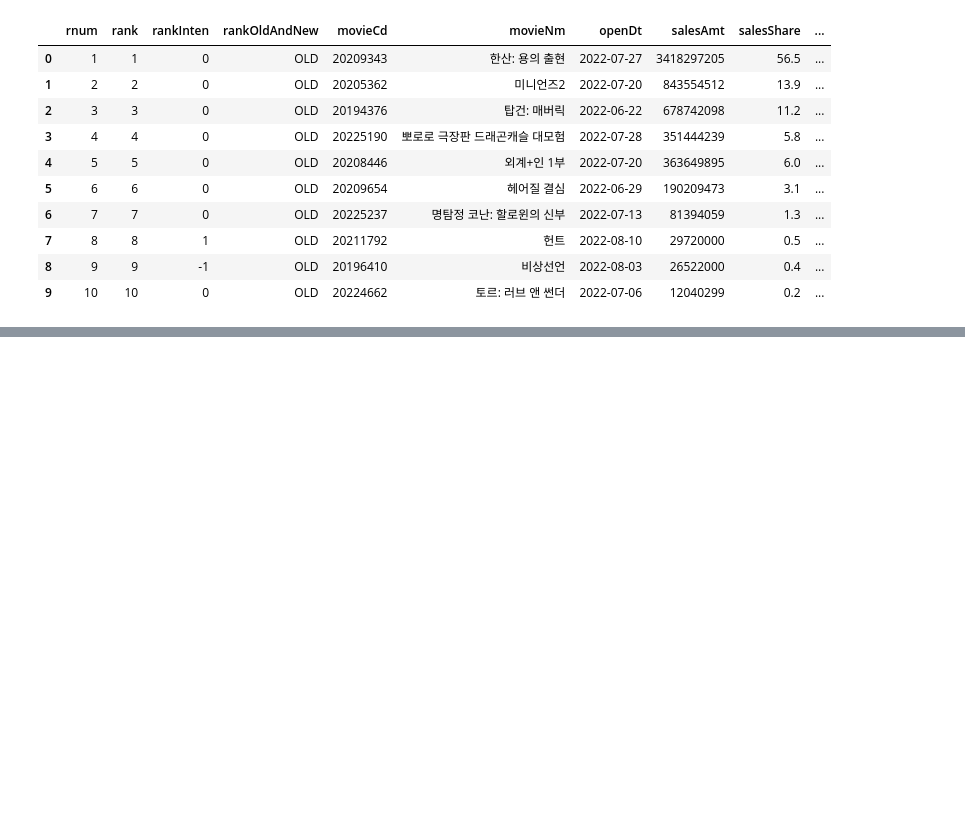
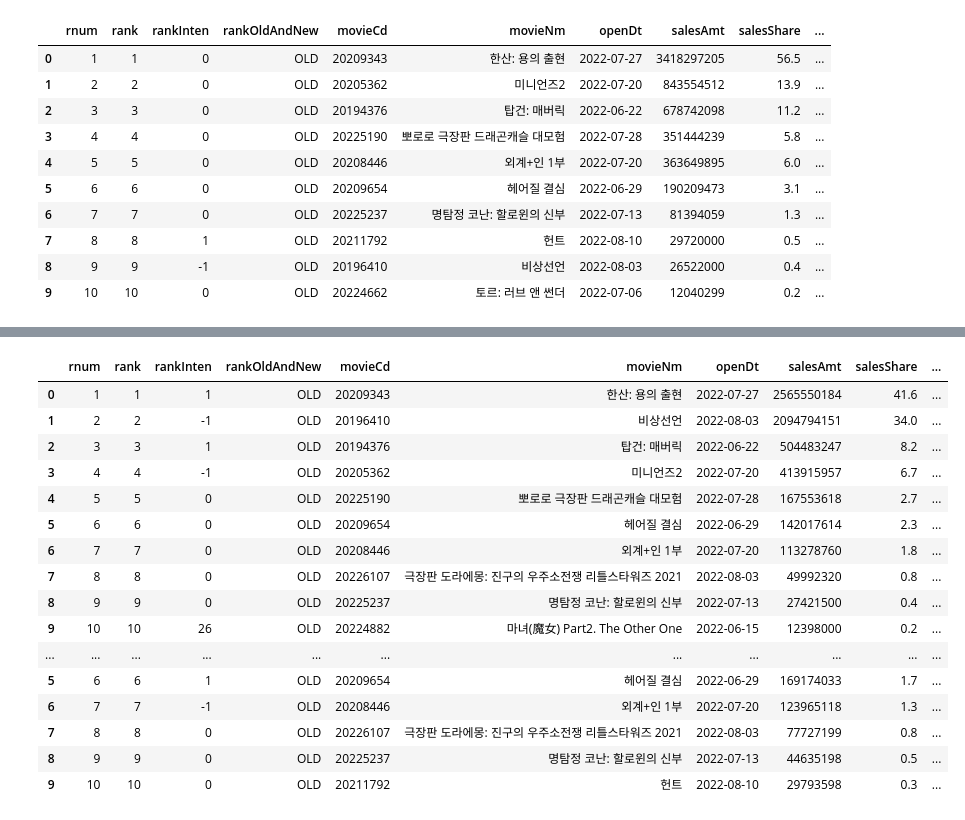
Before and after one commit to limbbbyoung/python_practice, a Jupyter notebook: 데이터 수집 파이프라인/영진위 데이터 크롤링.ipynb, the cells around one changed output, grey strips where cells are left out. Drawn from its saved outputs; the diff is of its cells as text; code cells hidden in the pictures; blank space fills up the shorter version.

```diff
--- a/데이터 수집 파이프라인/영진위 데이터 크롤링.ipynb
+++ b/데이터 수집 파이프라인/영진위 데이터 크롤링.ipynb
@@ -130,0 +231,53 @@ Name: dailyBoxOfficeList, dtype: object
+# %%
+# 강사님께서 진행한 풀이
+
+# target_dates = ['20220805', '20220806', '20220807']
+# 날짜는 시작날짜와 + 며칠 을 처리할지 결정할 수 있습니다.
+# 3일치 데이터를 얻은 다음 to_csv나 to_excel로 저장해주세요.
+target_dates = ['20220805', '20220806', '20220807']
+
+merged_data = pd.DataFrame()
+for date in target_dates :
+    request_date = date
+    url = "https://kobis.or.kr/kobisopenapi/webservice/rest/boxoffice/searchDailyBoxOfficeList.json?key=%s&targetDt=%s" % (api_key, request_date)
+
+    # 위의 url 변수를 이용해 데이터를 요청합니다.
+    r = urllib.request.urlopen(url)
+
+    # 요청 페이지의 결과 데이터를 파이썬 내부 데이터로 바꿉니다.
+    json_raw =r.read()
+
+    # 한글 형식으로 변환, str 자료형
+    json_utf8 = json_raw.decode("utf-8")
+
+    # 딕셔너리 형태로 적힌 문자열 자료를 딕셔너리형으로 변환
+    json_complete = json.loads(json_utf8)
+
+    # boxOfficeResult.dailyBoxOfficeList 컬럼을 타겟으로 데이터프레임화 합니다.
+    box_result = pd.json_normalize(json_complete['boxOfficeResult']['dailyBoxOfficeList'])
+
+    # box_result에 날짜 컬럼 추가해 날짜 정보 넣기
+    box_result['날짜'] = date
+
+    merged_data = pd.concat([merged_data, box_result])
+
+# 결과
+merged_data
+# %% [output]
+|  | rnum | rank | rankInten | rankOldAndNew | movieCd | movieNm | openDt | salesAmt | salesShare | ... |
+| 0 | 1 | 1 | 1 | OLD | 20209343 | 한산: 용의 출현 | 2022-07-27 | 2565550184 | 41.6 | ... |
+| 1 | 2 | 2 | -1 | OLD | 20196410 | 비상선언 | 2022-08-03 | 2094794151 | 34.0 | ... |
+| 2 | 3 | 3 | 1 | OLD | 20194376 | 탑건: 매버릭 | 2022-06-22 | 504483247 | 8.2 | ... |
+| 3 | 4 | 4 | -1 | OLD | 20205362 | 미니언즈2 | 2022-07-20 | 413915957 | 6.7 | ... |
+| 4 | 5 | 5 | 0 | OLD | 20225190 | 뽀로로 극장판 드래곤캐슬 대모험 | 2022-07-28 | 167553618 | 2.7 | ... |
+| 5 | 6 | 6 | 0 | OLD | 20209654 | 헤어질 결심 | 2022-06-29 | 142017614 | 2.3 | ... |
+| 6 | 7 | 7 | 0 | OLD | 20208446 | 외계+인 1부 | 2022-07-20 | 113278760 | 1.8 | ... |
+| 7 | 8 | 8 | 0 | OLD | 20226107 | 극장판 도라에몽: 진구의 우주소전쟁 리틀스타워즈 2021 | 2022-08-03 | 49992320 | 0.8 | ... |
+| 8 | 9 | 9 | 0 | OLD | 20225237 | 명탐정 코난: 할로윈의 신부 | 2022-07-13 | 27421500 | 0.4 | ... |
+| 9 | 10 | 10 | 26 | OLD | 20224882 | 마녀(魔女) Part2. The Other One | 2022-06-15 | 12398000 | 0.2 | ... |
+| ... | ... | ... | ... | ... | ... | ... | ... | ... | ... | ... |
+| 5 | 6 | 6 | 1 | OLD | 20209654 | 헤어질 결심 | 2022-06-29 | 169174033 | 1.7 | ... |
+| 6 | 7 | 7 | -1 | OLD | 20208446 | 외계+인 1부 | 2022-07-20 | 123965118 | 1.3 | ... |
+| 7 | 8 | 8 | 0 | OLD | 20226107 | 극장판 도라에몽: 진구의 우주소전쟁 리틀스타워즈 2021 | 2022-08-03 | 77727199 | 0.8 | ... |
+| 8 | 9 | 9 | 0 | OLD | 20225237 | 명탐정 코난: 할로윈의 신부 | 2022-07-13 | 44635198 | 0.5 | ... |
+| 9 | 10 | 10 | 0 | OLD | 20211792 | 헌트 | 2022-08-10 | 29793598 | 0.3 | ... |
```
Also changed, not shown: parts of 12 cells of this notebook, 4 other files.
